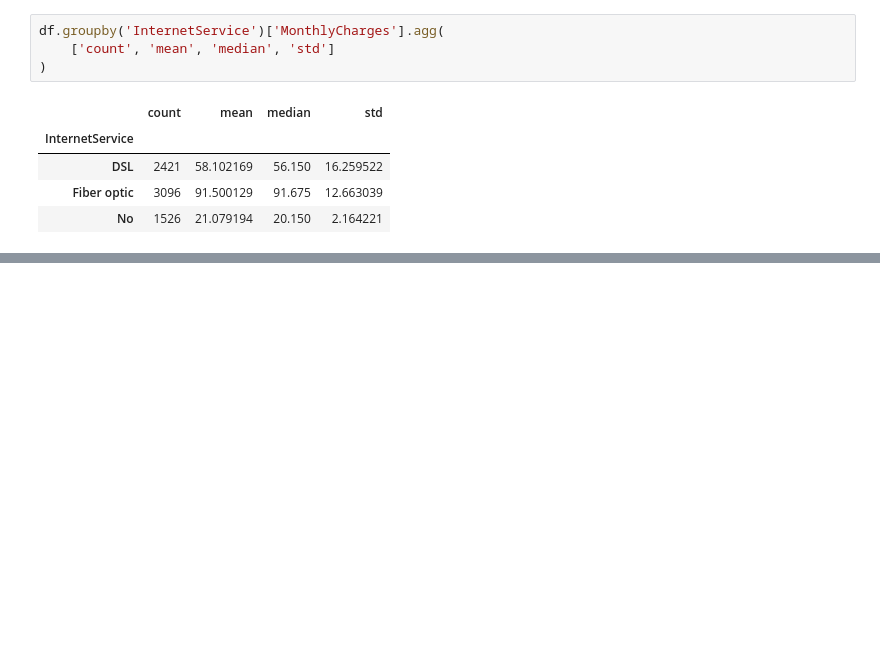
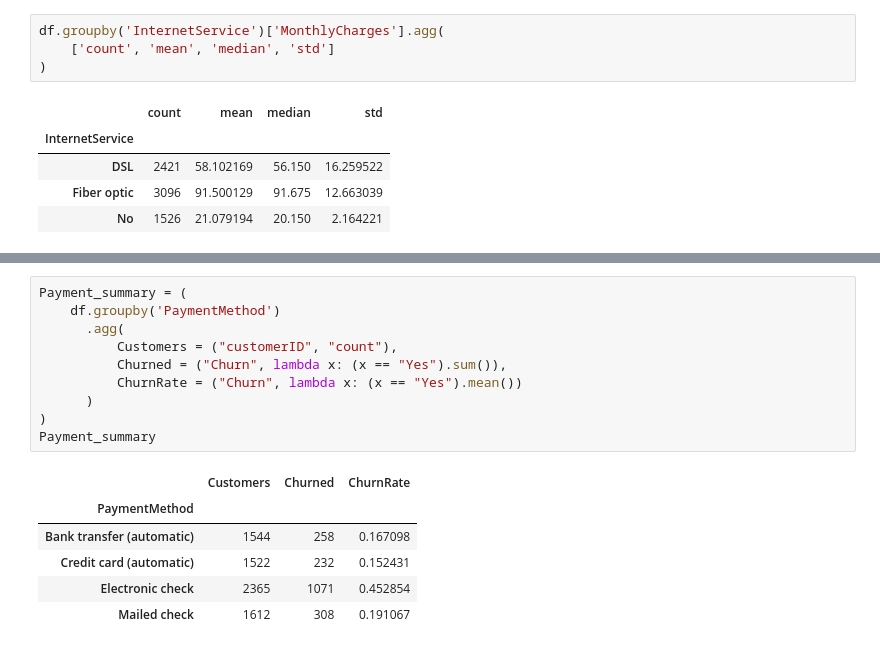
Before and after one commit to vdcmhaodl/Telco-customer-churn-prediction, a Jupyter notebook: notebooks/02_business_eda.ipynb, the cells around one changed output, grey strips where cells are left out. Drawn from its saved outputs; the diff is of its cells as text; blank space fills up the shorter version.

```diff
--- a/notebooks/02_business_eda.ipynb
+++ b/notebooks/02_business_eda.ipynb
@@ -304,0 +351,17 @@ Dựa từ thông tin bảng ChurnRate và bảng MonthlyCharges, nhóm Fiber op
+# %%
+Payment_summary = (
+    df.groupby('PaymentMethod')
+      .agg(
+          Customers = ("customerID", "count"),
+          Churned = ("Churn", lambda x: (x == "Yes").sum()),
+          ChurnRate = ("Churn", lambda x: (x == "Yes").mean())
+      )
+)
+Payment_summary
+# %% [output]
+|  | Customers | Churned | ChurnRate |
+| PaymentMethod |  |  |  |
+| Bank transfer (automatic) | 1544 | 258 | 0.167098 |
+| Credit card (automatic) | 1522 | 232 | 0.152431 |
+| Electronic check | 2365 | 1071 | 0.452854 |
+| Mailed check | 1612 | 308 | 0.191067 |
```
Also changed, not shown: parts of 7 cells of this notebook.
